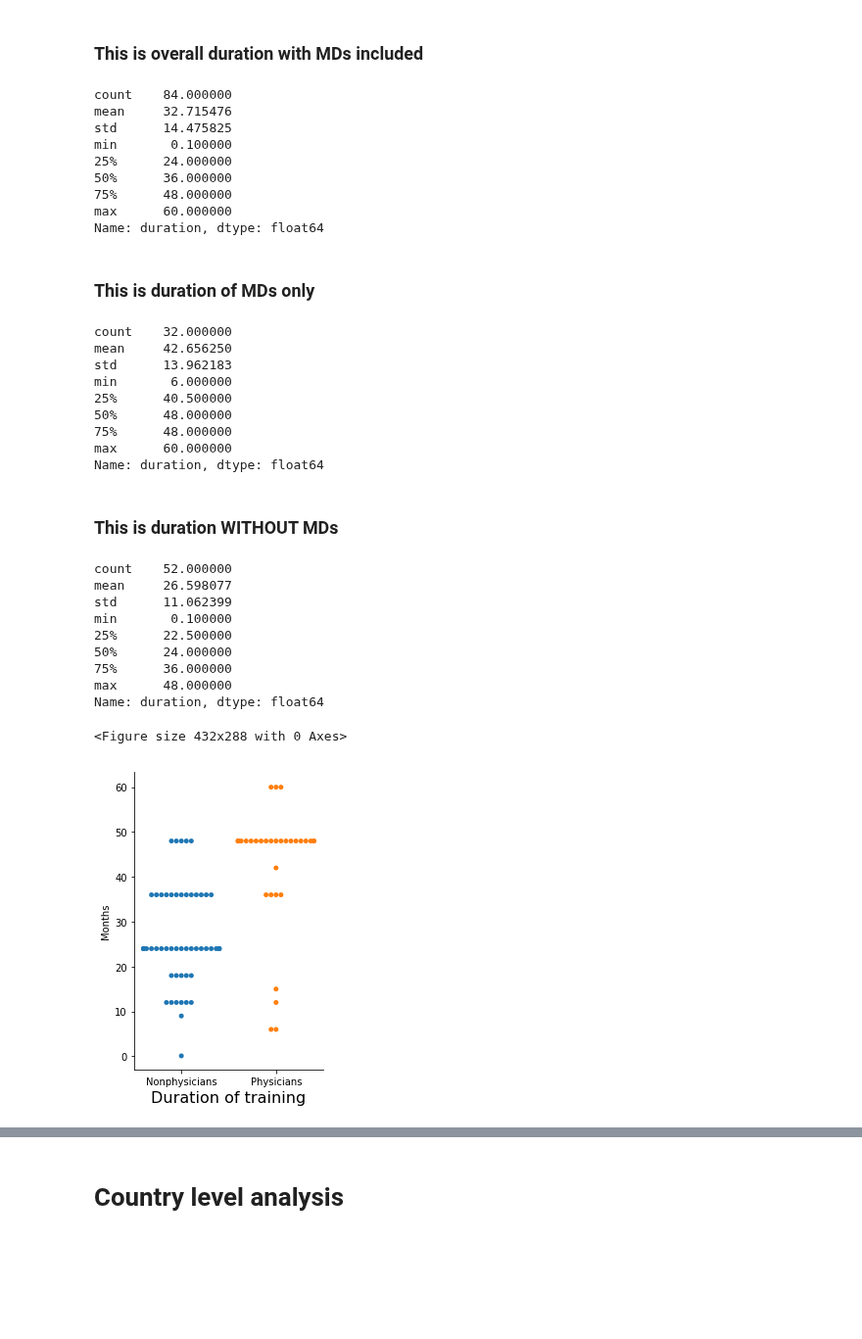
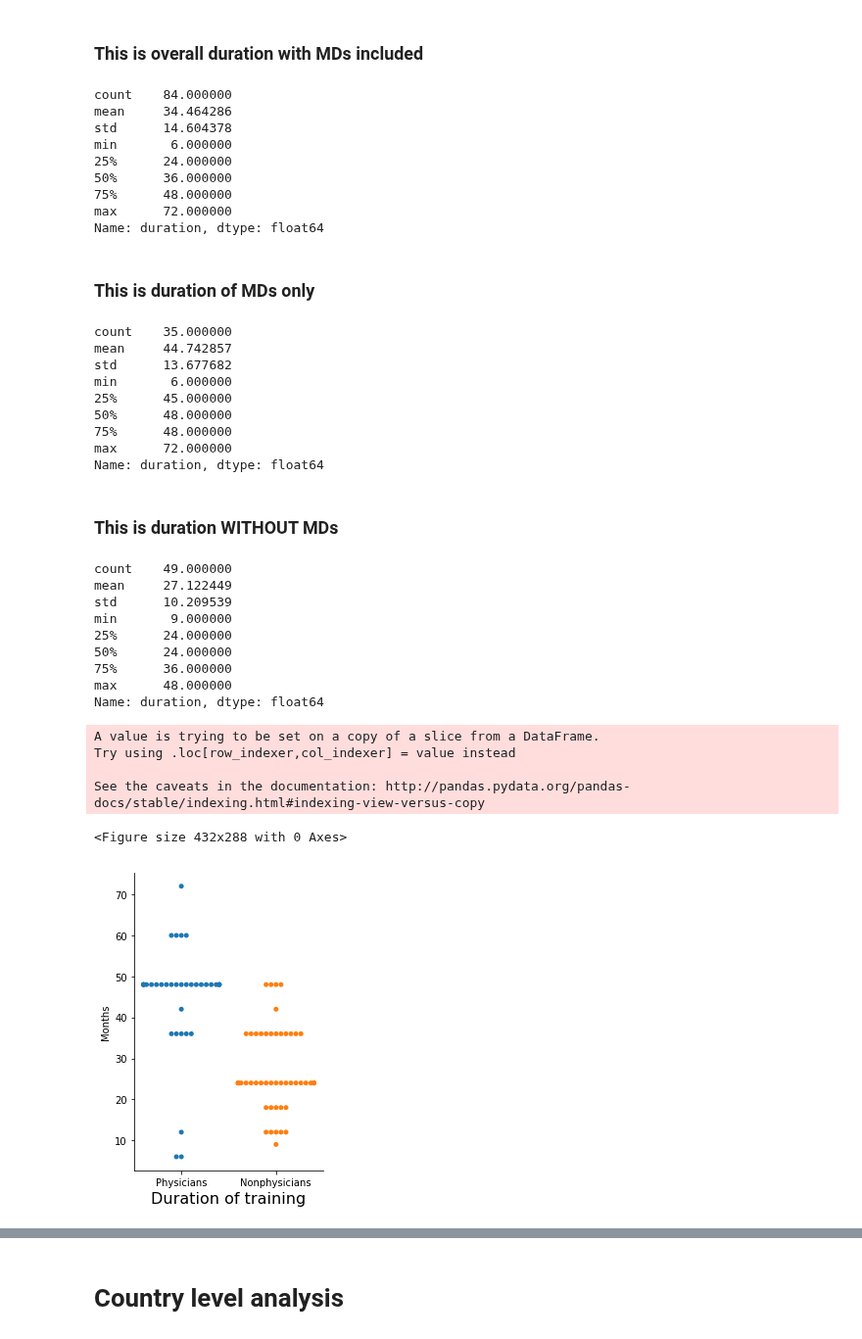
Before and after one commit to lawtj/npa, a Jupyter notebook: npa data.ipynb, the cells around one changed output, grey strips where cells are left out. Shown at 98% size. Cells and saved outputs as stored; diff of their text form; code cells hidden in the pictures; blank space fills up the shorter version.

```diff
--- a/npa data.ipynb
+++ b/npa data.ipynb
@@ -33,10 +33,16 @@ py.offline.init_notebook_mode(connected=True) # run at the start of every notebo
 
 df = pd.read_csv('npadata.csv') #main sheet, combined with AAAC
 df2 = pd.read_csv('manualsynthesis.csv') #manual synthesis sheet, for core requirements analysis.
+df3 = pd.read_csv('redcapexport.csv') # for counting number of respondents per country
 
-#drop countries with missing data, or no programs, and call it 'ms' for the rest of analysis
-ms = df2[df2['degree'].notnull()] #drops the ones with no data
-ms = ms[ms['degree'] != 'No programs'] #drops the countries with verified no programs
+#drop countries with missing data, or no programs
+
+# df2 is all countries for which we have data
+nodata = df2[df2['qual'] == 'No data']
+df2 = df2[df2['qual'] != 'No data']
+
+# ms is all countries for which we have data, that have programs
+ms = df2[df2['qual'] != 'No programs'] #drops the countries with verified no data
 
 # create a variable called 'type' that is binary, physicians or nonphysicians
 ms['type'] = np.where(ms['requirements'] == 'Medical school', 'Physicians', 'Nonphysicians')
@@ -62,5 +68,5 @@ ms['req'] = ms['req'].replace('nan',np.nan)
 ms['qual'] = ms['qual'].replace('Other','Other (Diploma, license, certificate)')
 
 from IPython.core.display import display, HTML
-display(HTML("<style>.container { width:75% !important; }</style>"))
+display(HTML("<style>.container { width:80% !important; }</style>"))
 pd.options.display.max_rows = 999
@@ -326,13 +389,13 @@ t1.plot(kind='barh')
 ms['duration'].describe()
 # %% [output]
 count    84.000000
-mean     32.715476
-std      14.475825
-min       0.100000
+mean     34.464286
+std      14.604378
+min       6.000000
 25%      24.000000
 50%      36.000000
 75%      48.000000
-max      60.000000
+max      72.000000
 Name: duration, dtype: float64
 # %% [markdown]
 ### This is duration of MDs only
@@ -340,14 +403,14 @@ Name: duration, dtype: float64
 t1 = ms[ms['type'] == 'Physicians']
 t1['duration'].describe()
 # %% [output]
-count    32.000000
-mean     42.656250
-std      13.962183
+count    35.000000
+mean     44.742857
+std      13.677682
 min       6.000000
-25%      40.500000
+25%      45.000000
 50%      48.000000
 75%      48.000000
-max      60.000000
+max      72.000000
 Name: duration, dtype: float64
 # %% [markdown]
 ### This is duration WITHOUT MDs
@@ -355,25 +418,30 @@ Name: duration, dtype: float64
 t1 = ms[ms['type'] == 'Nonphysicians']
 t1['duration'].describe()
 # %% [output]
-count    52.000000
-mean     26.598077
-std      11.062399
-min       0.100000
-25%      22.500000
+count    49.000000
+mean     27.122449
+std      10.209539
+min       9.000000
+25%      24.000000
 50%      24.000000
 75%      36.000000
 max      48.000000
 Name: duration, dtype: float64
 # %%
 t1 = ms
+t1['duration'] = pd.to_numeric(t1['duration'], errors='coerce')
 fig = plt.figure()
 ax = sb.catplot(y='duration', x='type', data=t1, kind='swarm', orient='v', aspect=.7)
 plt.xlabel('Duration of training', fontsize=16)
 plt.ylabel('Months')
 plt.savefig('duration.png', format='png', dpi=300)
 # %% [output]
-<Figure size 432x288 with 0 Axes>
+A value is trying to be set on a copy of a slice from a DataFrame.
+Try using .loc[row_indexer,col_indexer] = value instead
+
+See the caveats in the documentation: http://pandas.pydata.org/pandas-docs/stable/indexing.html#indexing-view-versus-copy
+<Figure size 432x288 with 0 Axes>
-[figure, old version]
+[figure, new version]
 # %%
 t1 = ms.sort_values('duration')
 t1 = t1['duration'].dropna()
```
Also changed, not shown: parts of 85 cells of this notebook.
